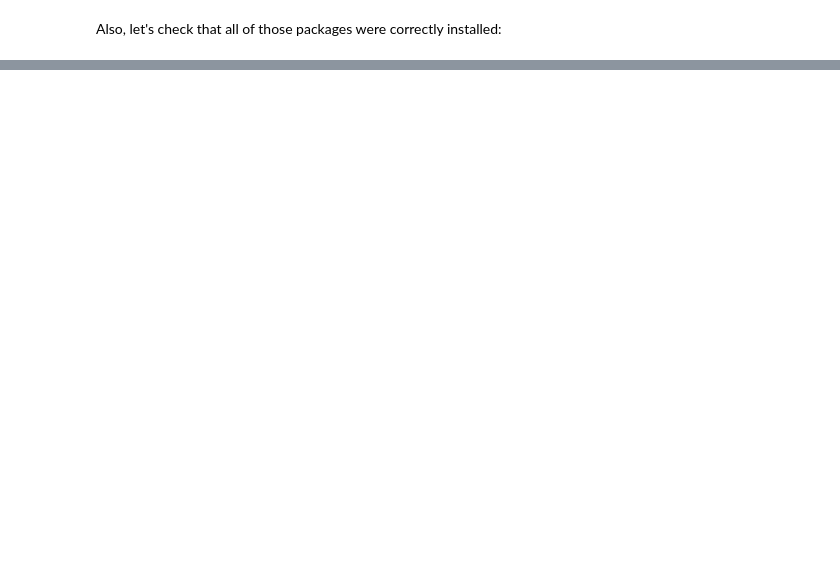
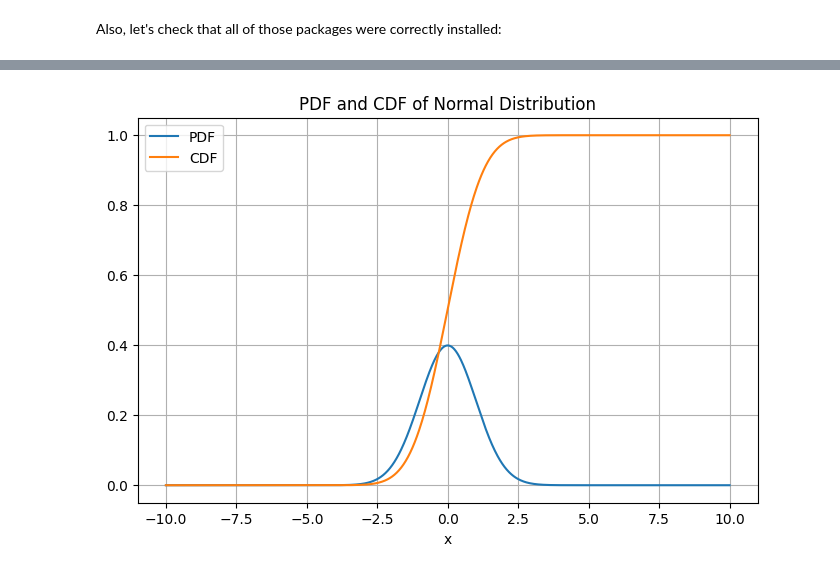
Before and after one commit to g1nj0L/AAQL_2025, a Jupyter notebook: problemes/problem_0.ipynb, the cells around one changed output, grey strips where cells are left out. Saved outputs shown, nothing was run; the diff lists cells and outputs as text; code cells hidden in the pictures; blank space fills up the shorter version.

```diff
--- a/problemes/problem_0.ipynb
+++ b/problemes/problem_0.ipynb
@@ -36,0 +46,24 @@ Scipy's version: 1.16.3
+# %%
+# With
+#   > def function_name(default_values):
+# we can define a Python function. Thanks to this definition, we can simply call it afterwards without needing to re-code it every time we want to change some parameters (variance and mean in this exemple).
+
+# Default values: mean = 0, std = 1.
+
+def plot_normal_pdf_cdf(mu=0, sigma=1):
+    x = np.linspace(-10, 10, 1000) # We generate a vector from -10 to 10 with 1000 points
+    x_pdf = (1 / np.sqrt(2 * np.pi * sigma ** 2)) * np.exp(- (x - mu) ** 2 / (2 * sigma ** 2))
+    x_cdf = np.cumsum(x_pdf) / (len(x) / (np.max(x) - np.min(x))) # normalization
+    fig = plt.figure(figsize=(8,5))
+    ax = fig.add_subplot(1,1,1)
+    ax.plot(x, x_pdf, label='PDF')
+    ax.plot(x, x_cdf, label='CDF')
+    ax.grid()
+    ax.legend()
+    ax.set_xlabel('x')
+    ax.set_title('PDF and CDF of Normal Distribution')
+# %%
+
+plot_normal_pdf_cdf(mu=0, sigma=1)
+# %% [output]
+[figure, added]
```
Also changed, not shown: parts of 5 cells of this notebook.
